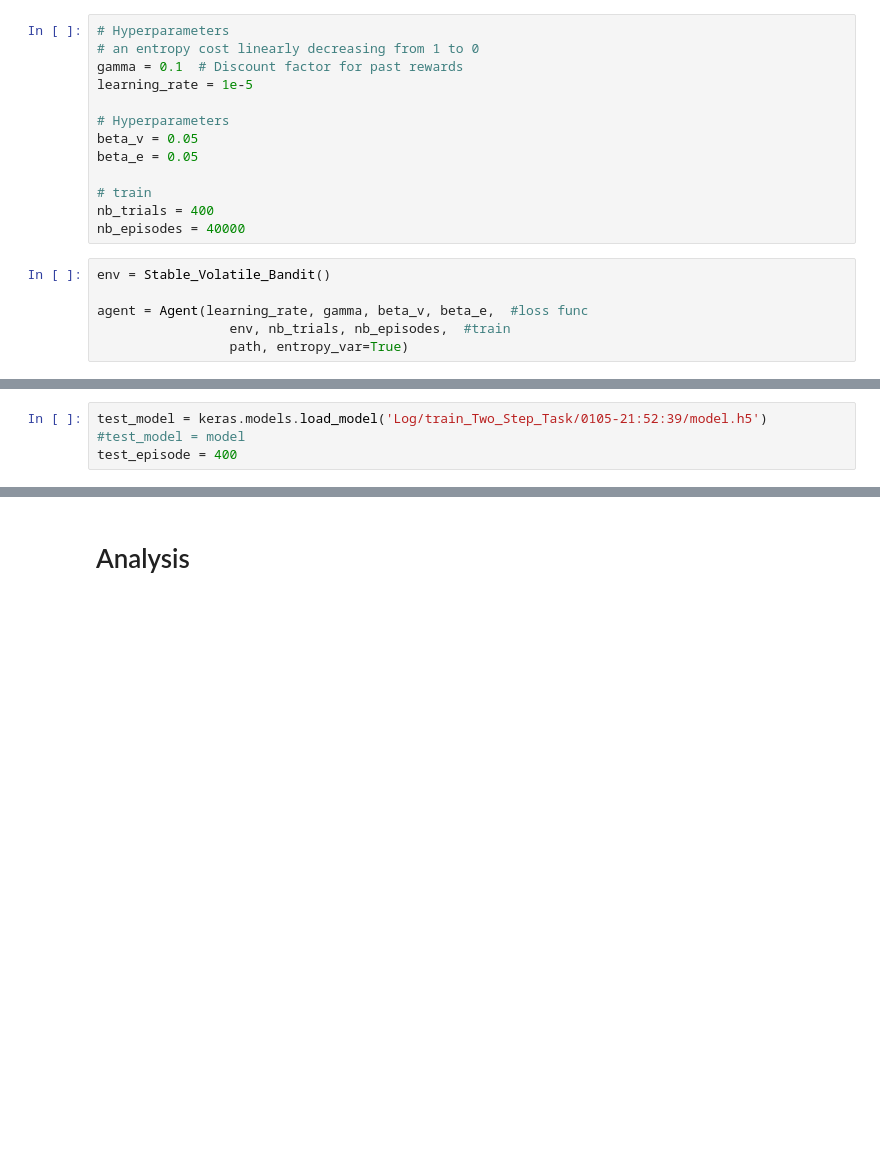
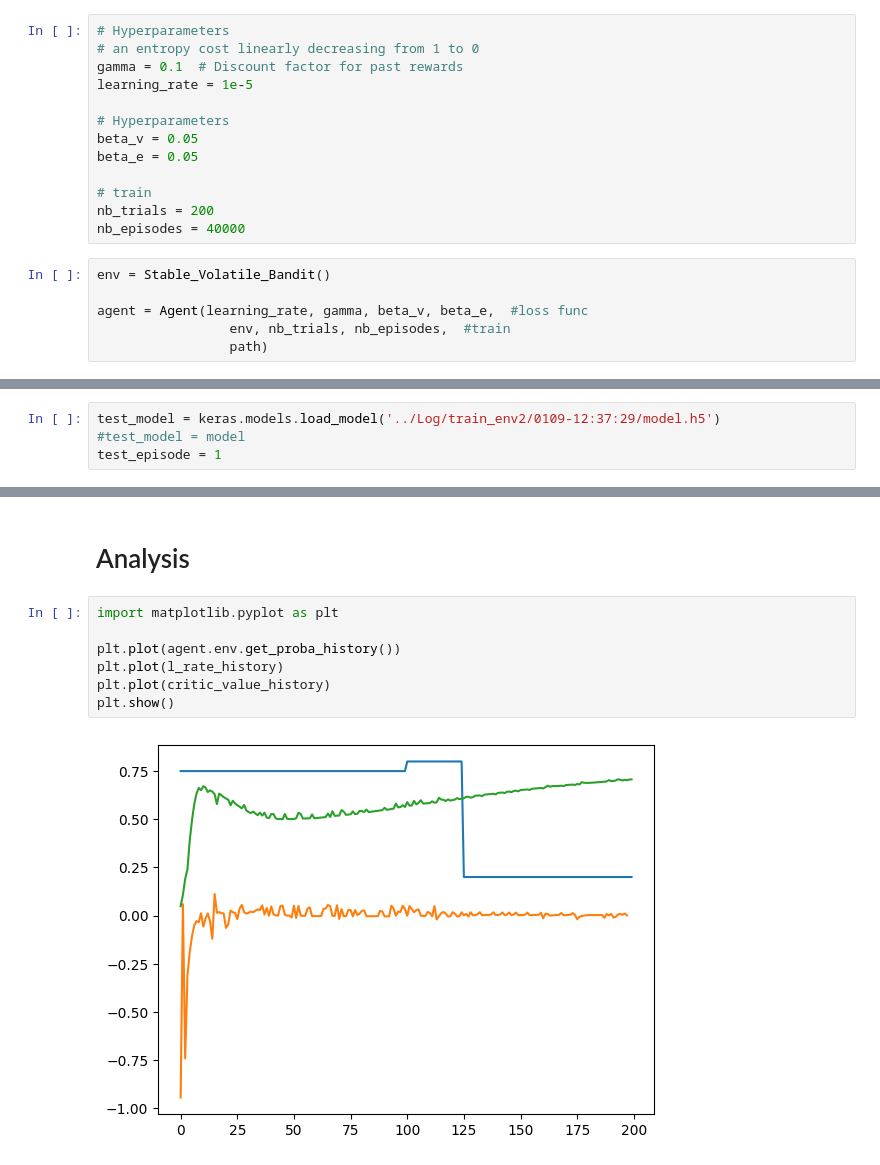
Before and after one commit to MRVNY/IAR-Meta-RL, a Jupyter notebook: Simulations/Simu2_TF2.ipynb, the cells around one changed output, grey strips where cells are left out. Drawn from its saved outputs; the diff is of its cells as text; blank space fills up the shorter version.

Commit message:
Weird graphe for env2 & 3

```diff
--- a/Simulations/Simu2_TF2.ipynb
+++ b/Simulations/Simu2_TF2.ipynb
@@ -19,12 +19,12 @@ beta_v = 0.05
 beta_e = 0.05
 
 # train
-nb_trials = 400
+nb_trials = 200
 nb_episodes = 40000
 # %%
 env = Stable_Volatile_Bandit()
 
 agent = Agent(learning_rate, gamma, beta_v, beta_e,  #loss func
                  env, nb_trials, nb_episodes,  #train
-                 path, entropy_var=True)
+                 path)
 # %% [output]
@@ -43,8 +39,8 @@ agent.train()
 # %% [markdown]
 # Testing
 # %%
-test_model = keras.models.load_model('Log/train_Two_Step_Task/0105-21:52:39/model.h5')
+test_model = keras.models.load_model('../Log/train_env2/0109-12:37:29/model.h5')
 #test_model = model
-test_episode = 400
+test_episode = 1
 # %% [output]
 WARNING:tensorflow:No training configuration found in the save file, so the model was *not* compiled. Compile it manually.
@@ -53,2 +109,11 @@ agent.test(test_episode, test_model)
 # %% [markdown]
 # Analysis
+# %%
+import matplotlib.pyplot as plt
+
+plt.plot(agent.env.get_proba_history())
+plt.plot(l_rate_history)
+plt.plot(critic_value_history)
+plt.show()
+# %% [output]
+[figure, added]
```
Also changed, not shown: parts of 4 cells of this notebook, 16 other files.
